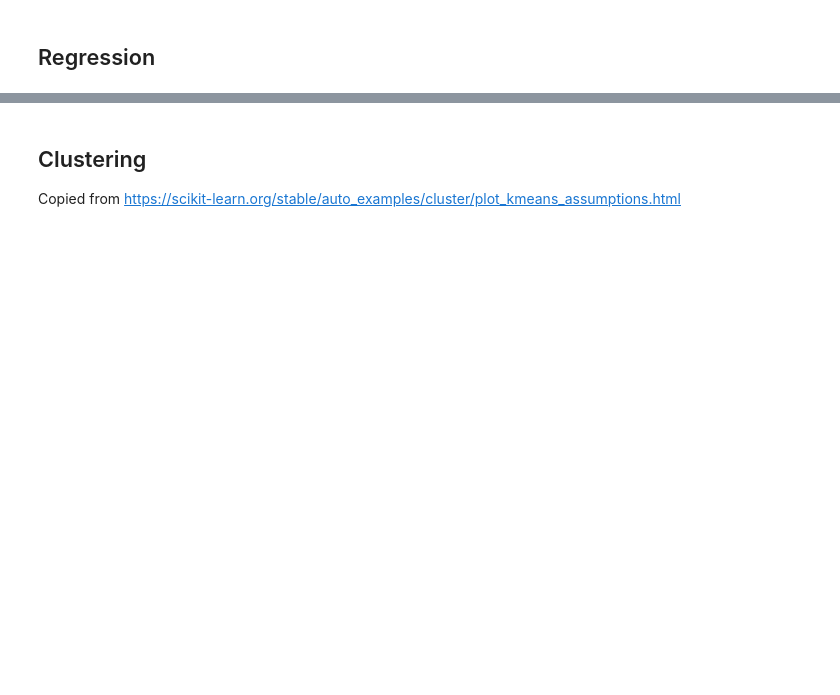
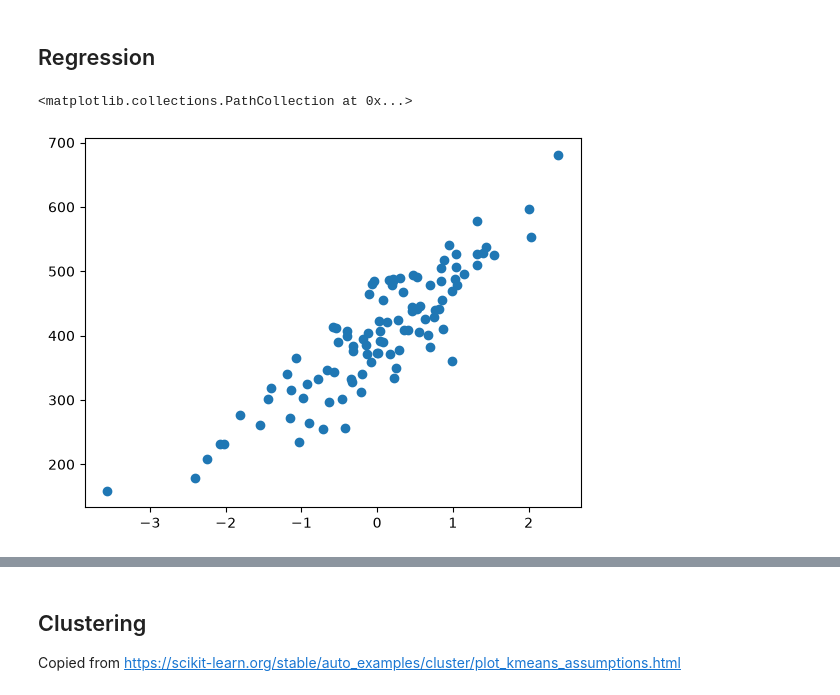
Before and after one commit to mru-data3464/f26, a Jupyter notebook: demo_code/02_models/model_demo.ipynb, the cells around one changed output, grey strips where cells are left out. Drawn from its saved outputs; the diff is of its cells as text; code cells hidden in the pictures; blank space fills up the shorter version.

```diff
--- a/demo_code/02_models/model_demo.ipynb
+++ b/demo_code/02_models/model_demo.ipynb
@@ -75,8 +100,11 @@ plt.show()
 # %%
 # Made-up numbers
 X, y = make_regression(n_features=1, n_targets=1, n_samples=100, noise=50, random_state=random_state)
-# y += 400 # big impact on MAPE
+y += 400 # big impact on MAPE
 plt.scatter(X, y)
+# %% [output]
+<matplotlib.collections.PathCollection at 0x...>
+[figure, added]
 # %%
 X_train, X_test, y_train, y = train_test_split(X, y, random_state=random_state)
 
```
Also changed, not shown: parts of 15 cells of this notebook, 1 other file.
